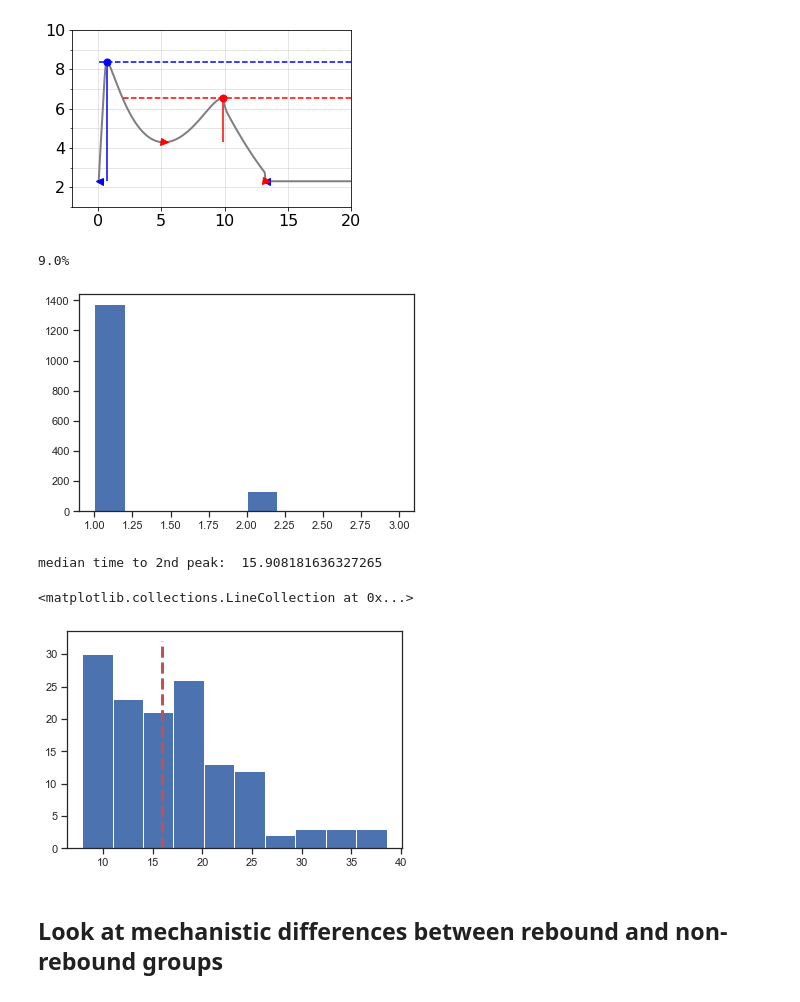
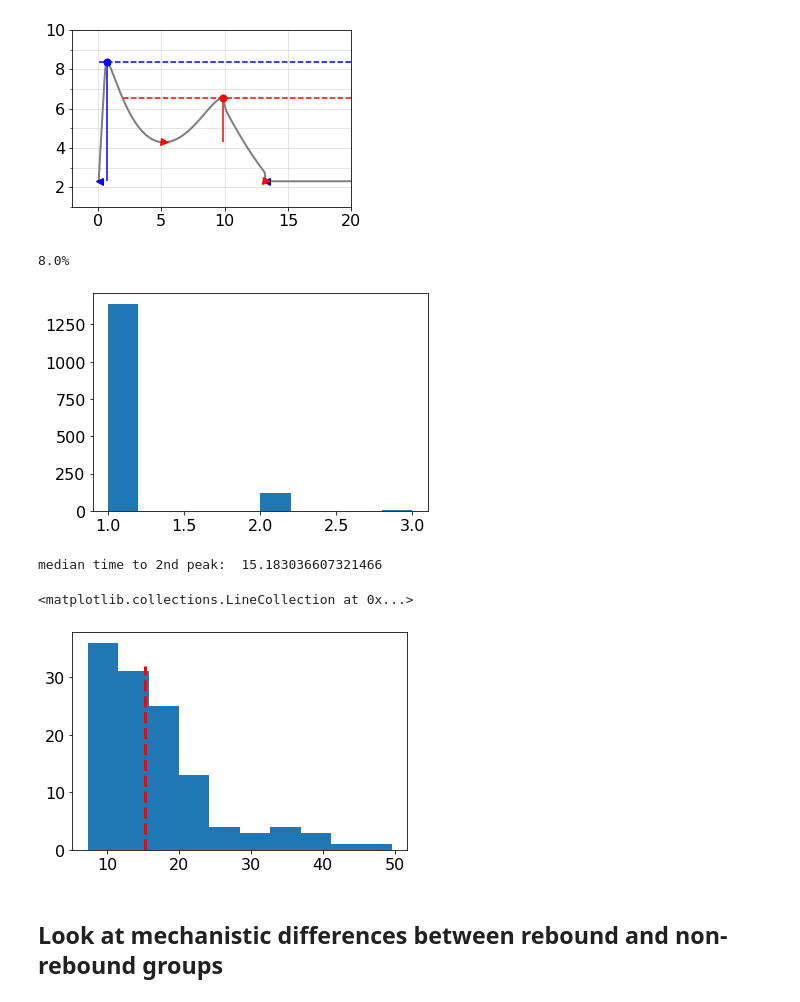
Before and after one commit to lacyk3/SARS-CoV-2Kinetics, a Jupyter notebook: Figures/Figure6-Rebound.ipynb, the cells around one changed output. Saved outputs shown, nothing was run; the diff lists cells and outputs as text; code cells hidden in the pictures.

Commit message:
Correct typo SAEM to mode

```diff
--- a/Figures/Figure6-Rebound.ipynb
+++ b/Figures/Figure6-Rebound.ipynb
@@ -195,28 +195,28 @@ plt.grid(which = 'both', alpha = .4)
 # %%
 numpeaks = []
 time_last_peak = []
 N = 5000
 for i in parameters_df.id.unique():
-    ind_params = GetParams(parameters_df, i, style = 'SAEM')
+    ind_params = GetParams(parameters_df, i, style = 'mode')
     params_dict = {**fixed_params, **ind_params}
     tzero = -params_dict['tzero']
     t,y = Simulate(deriv, param_order, params_dict, init, 50+tzero, N);
     t = t - t[0]
     I = y[:,3]
     V = y[:,4]
     peaks, props = find_peaks(np.log10(np.maximum(V,200)), height = 3, prominence = 1)
     numpeaks.append(len(peaks))
     if len(peaks) > 1:
         time_last_peak.append(t[peaks[-1]])
     else:
         time_last_peak.append(t[peaks])
 parameters_df['NumPeaks'] = numpeaks
 parameters_df['TimeToLastPeak'] = time_last_peak
 plt.hist(numpeaks);
 print(str(np.round(100*np.sum(1*(np.array(numpeaks)>1))/len(parameters_df.id.unique())))+'%')
 # %% [output]
-9.0%
+8.0%
-[figure, old version]
+[figure, new version]
 # %%
 thresh = np.median(parameters_df[parameters_df['NumPeaks']>1].TimeToLastPeak)
 ReboundGroups = []
@@ -231,9 +231,9 @@ print('median time to 2nd peak: ', thresh)
 plt.hist(parameters_df[parameters_df.Rebound>0].TimeToLastPeak)
 plt.vlines(x = np.median(parameters_df[parameters_df.Rebound>0].TimeToLastPeak), ymin = 0, ymax = 32,color='r',ls ='--', linewidth = 3)
 # %% [output]
-median time to 2nd peak:  15.908181636327265
+median time to 2nd peak:  15.183036607321466
 <matplotlib.collections.LineCollection at 0x...>
-[figure, old version]
+[figure, new version]
 # %% [markdown]
 ## Look at mechanistic differences between rebound and non-rebound groups
 # %%
```
Also changed, not shown: parts of 9 cells of this notebook.
